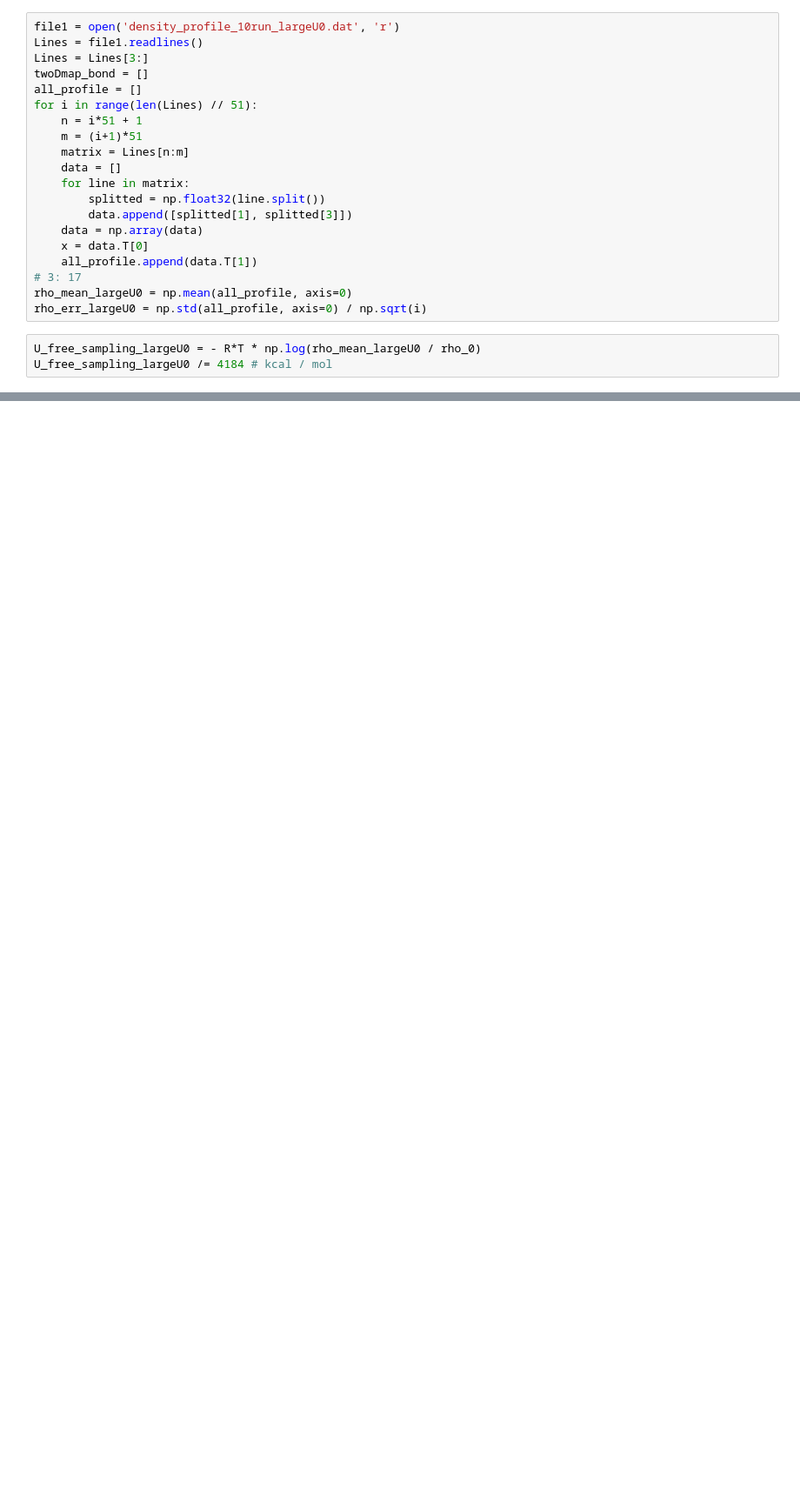
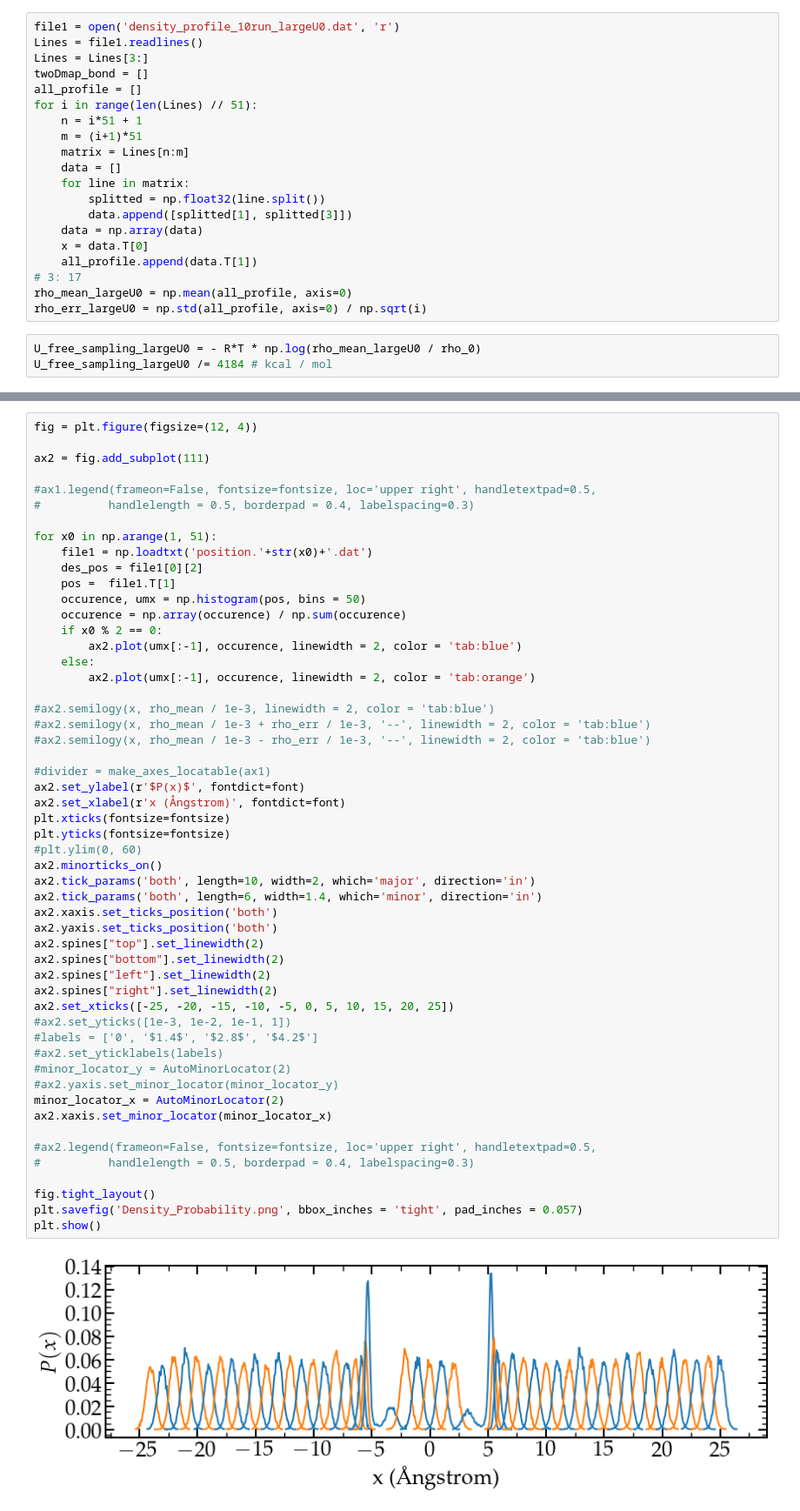
Before and after one commit to lammpstutorials/lammpstutorials.github.io, a Jupyter notebook: inputs/06-FreeEnergy/plot_density.ipynb, the cells around one changed output, grey strips where cells are left out. Shown at 87% size. Saved outputs shown, nothing was run; the diff lists cells and outputs as text; blank space fills up the shorter version.

```diff
--- a/inputs/06-FreeEnergy/plot_density.ipynb
+++ b/inputs/06-FreeEnergy/plot_density.ipynb
@@ -402,0 +441,55 @@ plt.show()
+# %%
+fig = plt.figure(figsize=(12, 4))
+
+ax2 = fig.add_subplot(111)
+
+#ax1.legend(frameon=False, fontsize=fontsize, loc='upper right', handletextpad=0.5,
+#          handlelength = 0.5, borderpad = 0.4, labelspacing=0.3)
+
+for x0 in np.arange(1, 51):
+    file1 = np.loadtxt('position.'+str(x0)+'.dat')
+    des_pos = file1[0][2]
+    pos =  file1.T[1]
+    occurence, umx = np.histogram(pos, bins = 50)
+    occurence = np.array(occurence) / np.sum(occurence)
+    if x0 % 2 == 0:
+        ax2.plot(umx[:-1], occurence, linewidth = 2, color = 'tab:blue')
+    else:
+        ax2.plot(umx[:-1], occurence, linewidth = 2, color = 'tab:orange')
+
+#ax2.semilogy(x, rho_mean / 1e-3, linewidth = 2, color = 'tab:blue')
+#ax2.semilogy(x, rho_mean / 1e-3 + rho_err / 1e-3, '--', linewidth = 2, color = 'tab:blue')
+#ax2.semilogy(x, rho_mean / 1e-3 - rho_err / 1e-3, '--', linewidth = 2, color = 'tab:blue')
+
+#divider = make_axes_locatable(ax1)
+ax2.set_ylabel(r'$P(x)$', fontdict=font)
+ax2.set_xlabel(r'x (Ångstrom)', fontdict=font)
+plt.xticks(fontsize=fontsize)
+plt.yticks(fontsize=fontsize)
+#plt.ylim(0, 60)
+ax2.minorticks_on()
+ax2.tick_params('both', length=10, width=2, which='major', direction='in')
+ax2.tick_params('both', length=6, width=1.4, which='minor', direction='in')
+ax2.xaxis.set_ticks_position('both')
+ax2.yaxis.set_ticks_position('both')
+ax2.spines["top"].set_linewidth(2)
+ax2.spines["bottom"].set_linewidth(2)
+ax2.spines["left"].set_linewidth(2)
+ax2.spines["right"].set_linewidth(2)
+ax2.set_xticks([-25, -20, -15, -10, -5, 0, 5, 10, 15, 20, 25])
+#ax2.set_yticks([1e-3, 1e-2, 1e-1, 1])
+#labels = ['0', '$1.4$', '$2.8$', '$4.2$']
+#ax2.set_yticklabels(labels)
+#minor_locator_y = AutoMinorLocator(2)
+#ax2.yaxis.set_minor_locator(minor_locator_y)
+minor_locator_x = AutoMinorLocator(2)
+ax2.xaxis.set_minor_locator(minor_locator_x)
+
+#ax2.legend(frameon=False, fontsize=fontsize, loc='upper right', handletextpad=0.5,
+#          handlelength = 0.5, borderpad = 0.4, labelspacing=0.3)
+
+fig.tight_layout()
+plt.savefig('Density_Probability.png', bbox_inches = 'tight', pad_inches = 0.057)
+plt.show()
+# %% [output]
+[figure, added]
```
Also changed, not shown: parts of 8 cells of this notebook, 7 other files.
